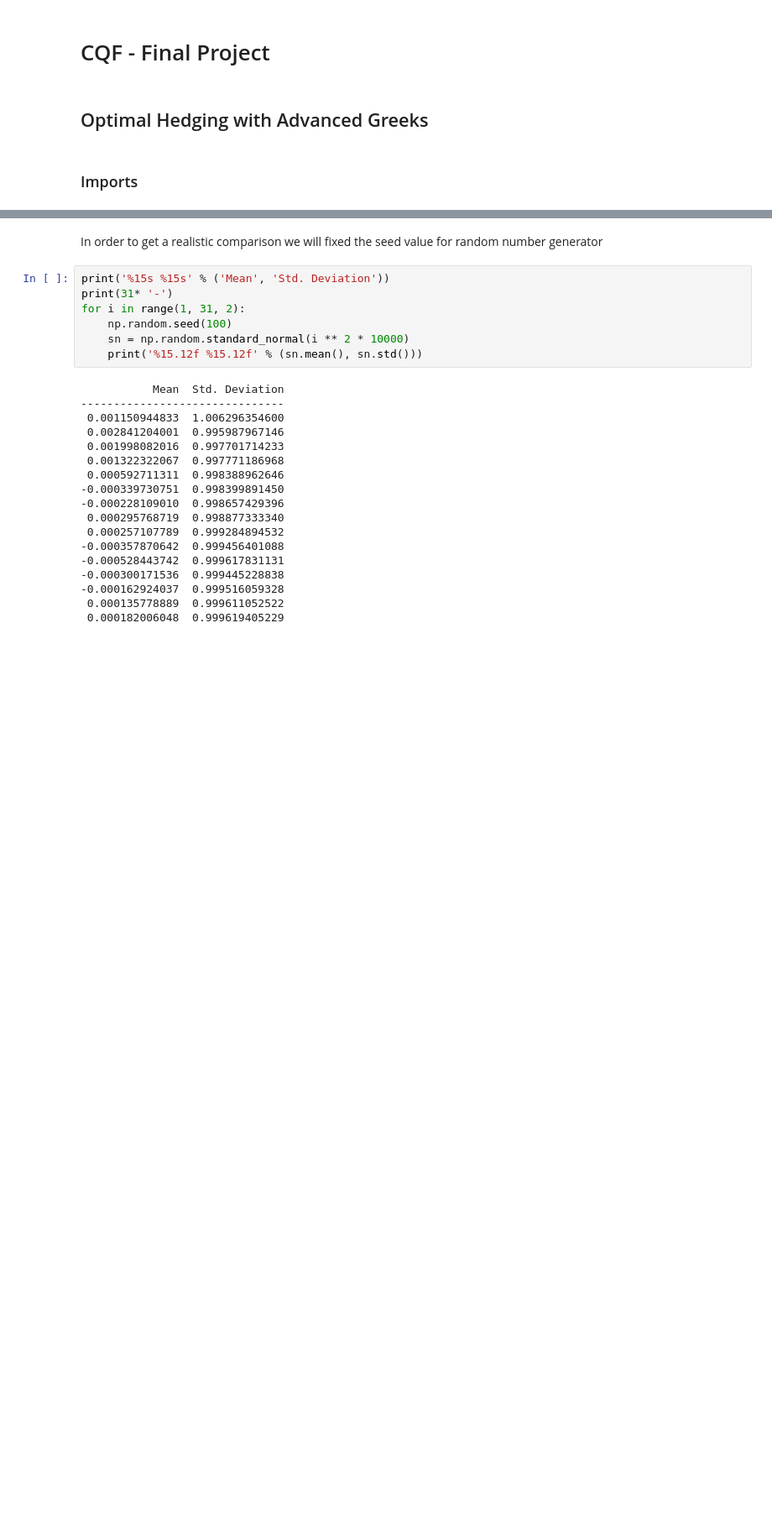
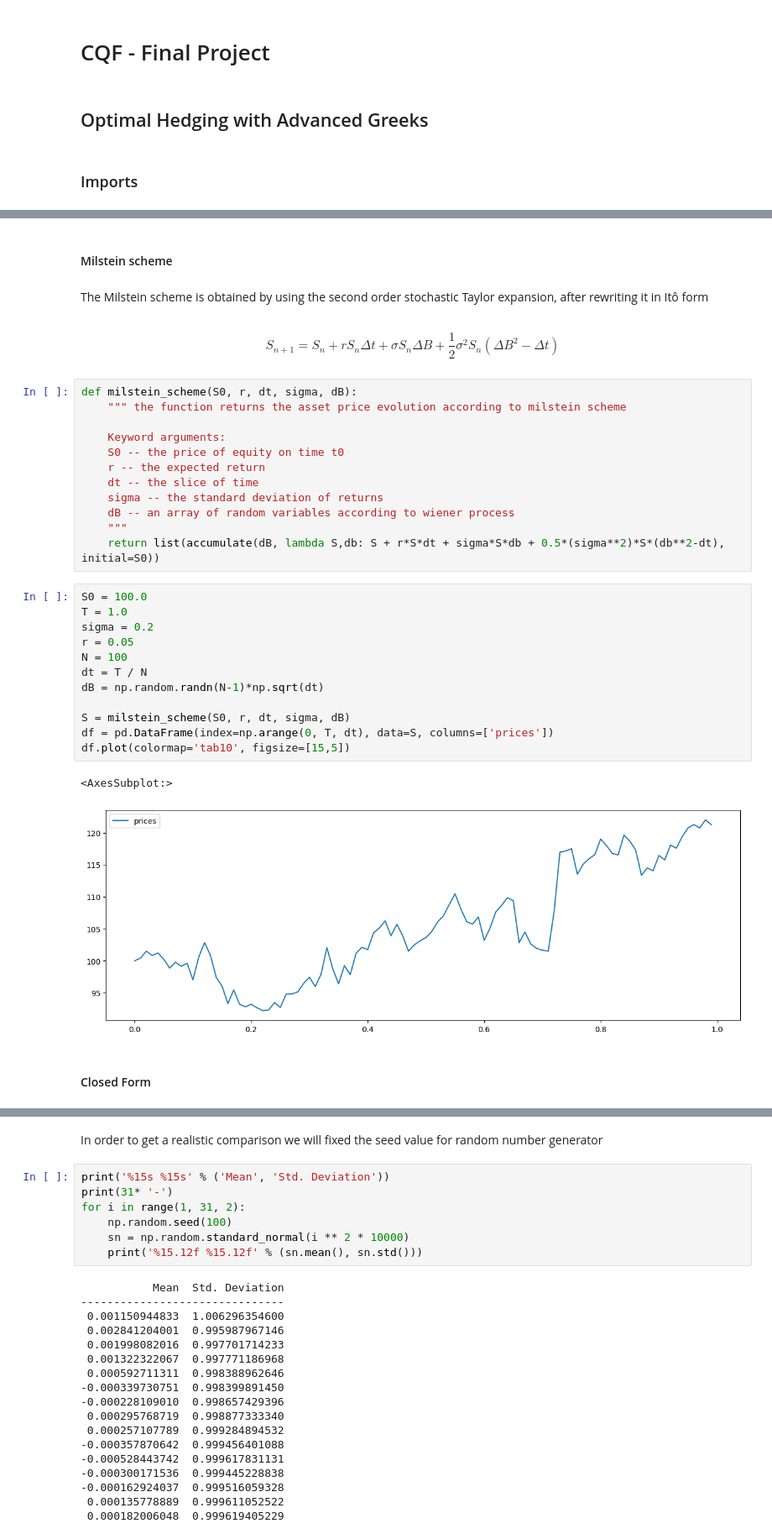
Before and after one commit to fbristotti/cqf, a Jupyter notebook: final/final.ipynb, the cells around one changed output, grey strips where cells are left out. Shown at 84% size. Cells and saved outputs as stored; diff of their text form; blank space fills up the shorter version.

```diff
--- a/final/final.ipynb
+++ b/final/final.ipynb
@@ -37,0 +86,37 @@ S &= \text{the stock price} \\
+# %% [markdown]
+#### Milstein scheme
+# %% [markdown]
+The Milstein scheme is obtained by using the second order stochastic Taylor expansion, after rewriting it in Itô form
+# %% [markdown]
+$$
+S_{n+1} = S_{n} + rS_{n}\Delta t + \sigma S_{n}\Delta B + \frac{1}{2}\sigma^{2} S_{n} (\Delta B^{2} - \Delta t)
+$$
+# %%
+def milstein_scheme(S0, r, dt, sigma, dB):
+    """ the function returns the asset price evolution according to milstein scheme
+
+    Keyword arguments:
+    S0 -- the price of equity on time t0
+    r -- the expected return
+    dt -- the slice of time
+    sigma -- the standard deviation of returns
+    dB -- an array of random variables according to wiener process
+    """
+    return list(accumulate(dB, lambda S,db: S + r*S*dt + sigma*S*db + 0.5*(sigma**2)*S*(db**2-dt), initial=S0))
+# %%
+S0 = 100.0
+T = 1.0
+sigma = 0.2
+r = 0.05
+N = 100
+dt = T / N
+dB = np.random.randn(N-1)*np.sqrt(dt)
+
+S = milstein_scheme(S0, r, dt, sigma, dB)
+df = pd.DataFrame(index=np.arange(0, T, dt), data=S, columns=['prices'])
+df.plot(colormap='tab10', figsize=[15,5])
+# %% [output]
+<AxesSubplot:>
+[figure, added]
+# %% [markdown]
+#### Closed Form
```
Also changed, not shown: parts of 31 cells of this notebook.
